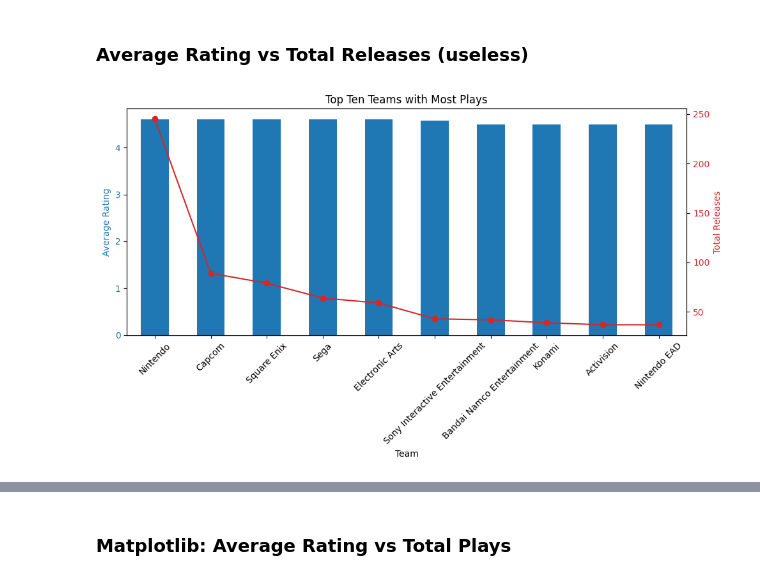
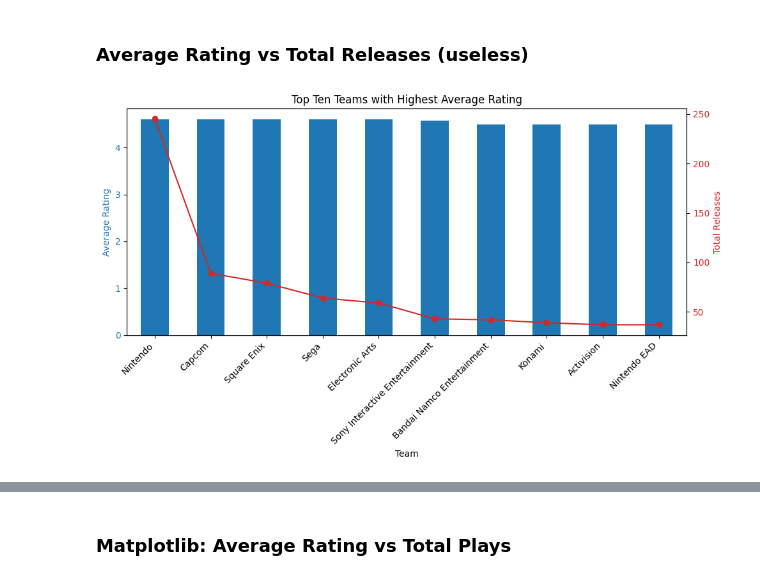
Before and after one commit to hunterdih/IGNGameRecommendation, a Jupyter notebook: Visualizations/plotly_visuals.ipynb, the cells around one changed output, grey strips where cells are left out. Drawn from its saved outputs; the diff is of its cells as text; code cells hidden in the pictures.

Commit message:
Fix highest average rating plot

```diff
--- a/Visualizations/plotly_visuals.ipynb
+++ b/Visualizations/plotly_visuals.ipynb
@@ -449,36 +449,37 @@ total_plays_per_team = df.groupby('Team')['Plays'].count().nlargest(10)
 
 # Calculate the average plays per team
 avg_plays_per_team = df.groupby('Team')['Rating'].mean().nlargest(10)
 
 # Plotting
 fig, ax1 = plt.subplots(figsize=(10, 6))
 
 # Bar plot for average plays per team
 color = 'tab:blue'
-ax1.set_xlabel('Team')
 ax1.set_ylabel('Average Rating', color=color)
 avg_plays_per_team.plot(kind='bar', ax=ax1, color=color)
 ax1.tick_params(axis='y', labelcolor=color)
 
 # Create a second y-axis for total plays per team
 ax2 = ax1.twinx()
+plt.setp(ax1.xaxis.get_majorticklabels(), rotation=45, ha='right')
+ax2.set_xlabel('Team')
 color = 'tab:red'
 ax2.set_ylabel('Total Releases', color=color)
 total_plays_per_team.plot(kind='line', marker='o', ax=ax2, color=color)
 ax2.tick_params(axis='y', labelcolor=color)
 
 # Title and formatting
-plt.title('Top Ten Teams with Most Plays')
+plt.title('Top Ten Teams with Highest Average Rating')
 plt.setp( ax1.xaxis.get_majorticklabels(), rotation=45 )
 plt.tight_layout()
 plt.show()
 
 # Save the updated DataFrame to a CSV file
 df.to_csv('game_teams_exploded.csv', index=False)
 
 df.head()
 # %% [output]
-[figure, old version]
+[figure, new version]
 |  | Unnamed: 0 | Title | Release Date | Team | Rating | Times Listed | Number of Reviews | Genres | ... |
 | 0 | 0 | Elden Ring | 2022-02-25 | Bandai Namco Entertainment | 4.5 | 3.9K | 3.9K | ['Adventure', 'RPG'] | ... |
 | 0 | 0 | Elden Ring | 2022-02-25 | FromSoftware | 4.5 | 3.9K | 3.9K | ['Adventure', 'RPG'] | ... |
```
